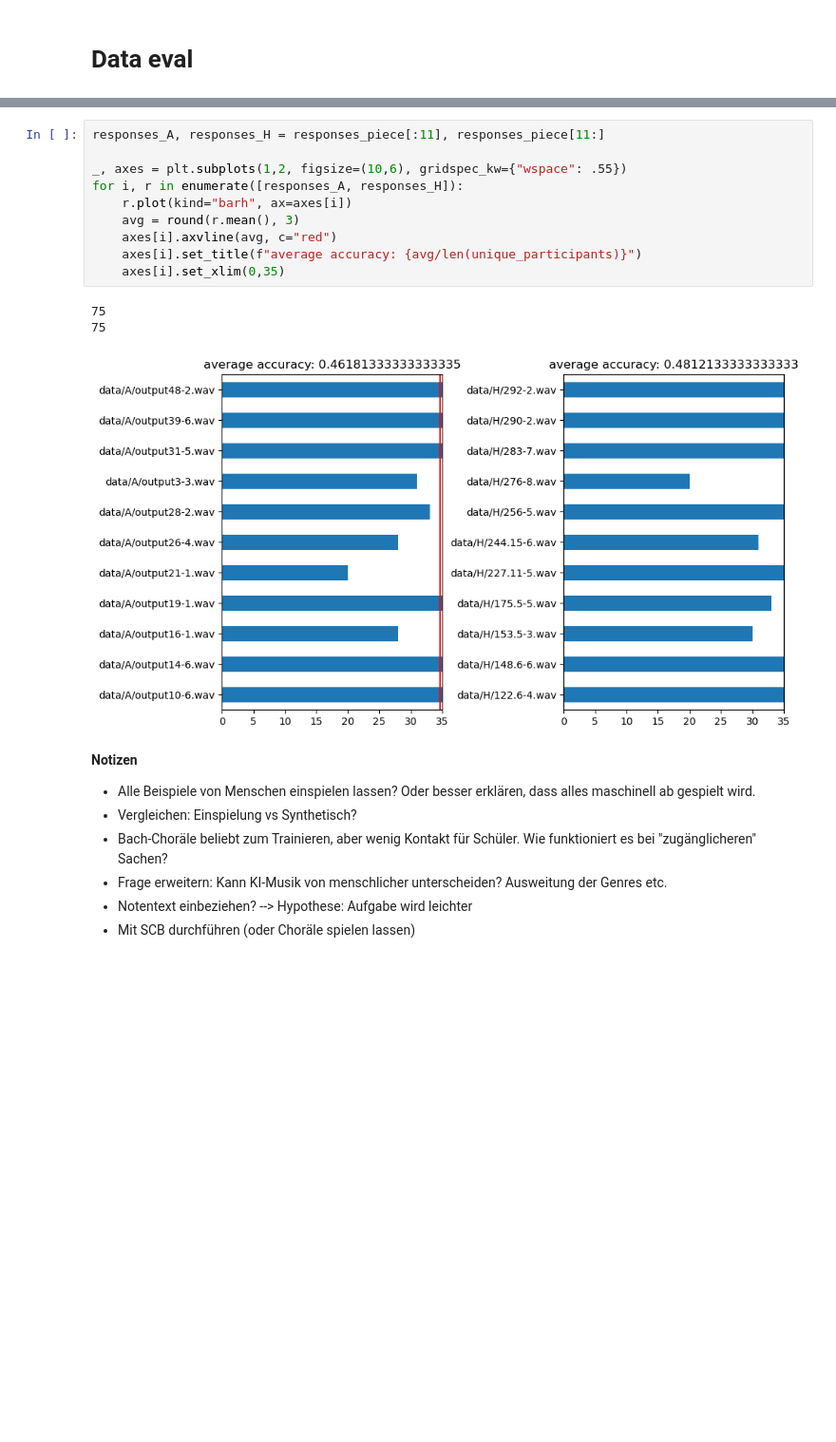
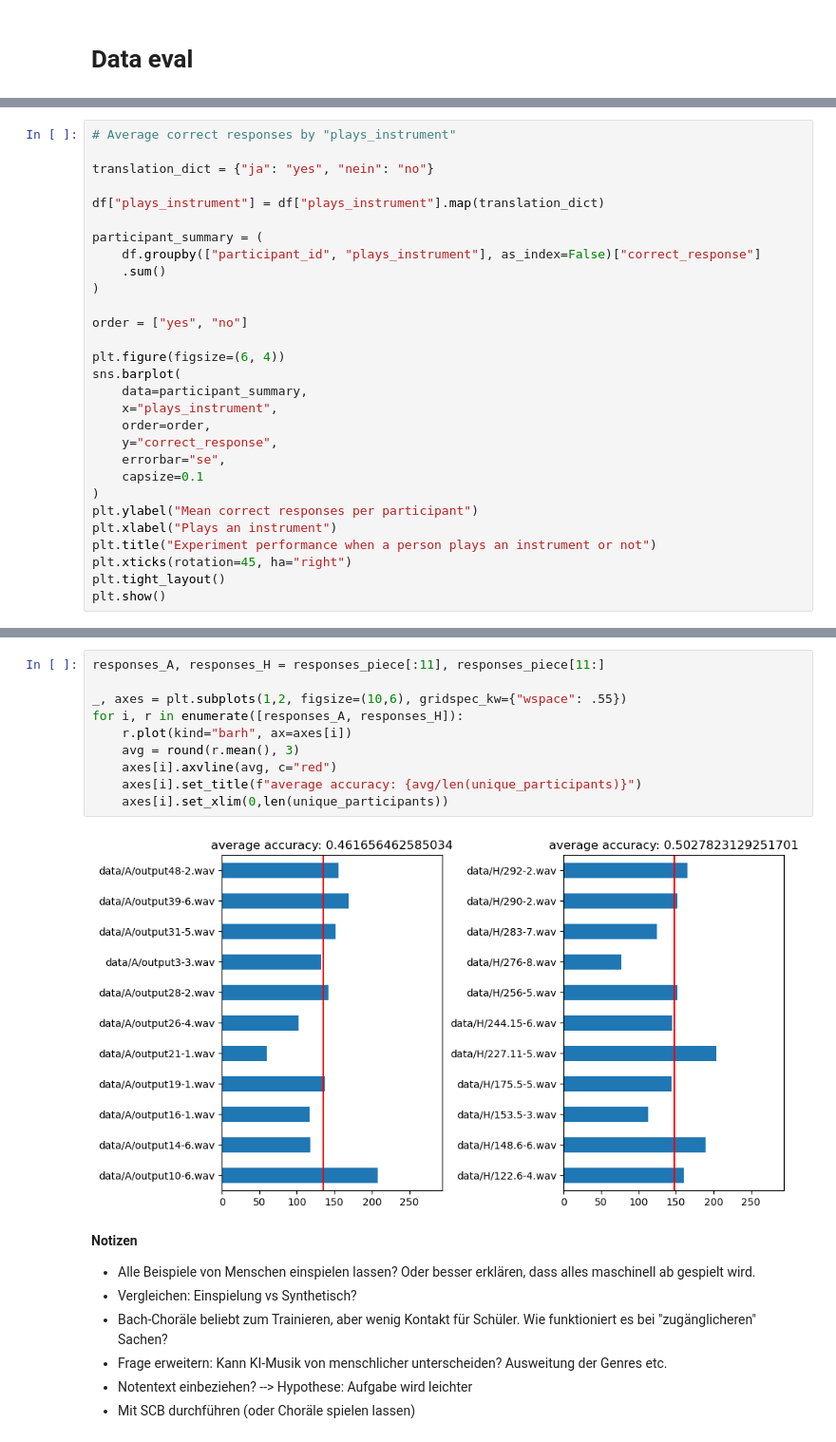
Before and after one commit to jasonvla/bachAndNotagenCorpora, a Jupyter notebook: eval_ICCCM.ipynb, the cells around one changed output, grey strips where cells are left out. Shown at 95% size. Cells and saved outputs as stored; diff of their text form; blank space fills up the shorter version.

```diff
--- a/eval_ICCCM.ipynb
+++ b/eval_ICCCM.ipynb
@@ -130,0 +168,29 @@ plt.show()
+# %%
+# Average correct responses by "plays_instrument"
+
+translation_dict = {"ja": "yes", "nein": "no"}
+
+df["plays_instrument"] = df["plays_instrument"].map(translation_dict)
+
+participant_summary = (
+    df.groupby(["participant_id", "plays_instrument"], as_index=False)["correct_response"]
+    .sum()
+)
+
+order = ["yes", "no"]
+
+plt.figure(figsize=(6, 4))
+sns.barplot(
+    data=participant_summary,
+    x="plays_instrument",
+    order=order,
+    y="correct_response",
+    errorbar="se",
+    capsize=0.1
+)
+plt.ylabel("Mean correct responses per participant")
+plt.xlabel("Plays an instrument")
+plt.title("Experiment performance when a person plays an instrument or not")
+plt.xticks(rotation=45, ha="right")
+plt.tight_layout()
+plt.show()
@@ -251,17 +319,15 @@ Median:  2.1176470588235294
 # %%
 responses_A, responses_H = responses_piece[:11], responses_piece[11:]
 
 _, axes = plt.subplots(1,2, figsize=(10,6), gridspec_kw={"wspace": .55})
 for i, r in enumerate([responses_A, responses_H]):
     r.plot(kind="barh", ax=axes[i])
     avg = round(r.mean(), 3)
     axes[i].axvline(avg, c="red")
     axes[i].set_title(f"average accuracy: {avg/len(unique_participants)}")
-    axes[i].set_xlim(0,35)
+    axes[i].set_xlim(0,len(unique_participants))
 # %% [output]
-75
-75
-[figure, old version]
+[figure, new version]
 # %% [markdown]
 **Notizen**
 
```
Also changed, not shown: parts of 10 cells of this notebook.
